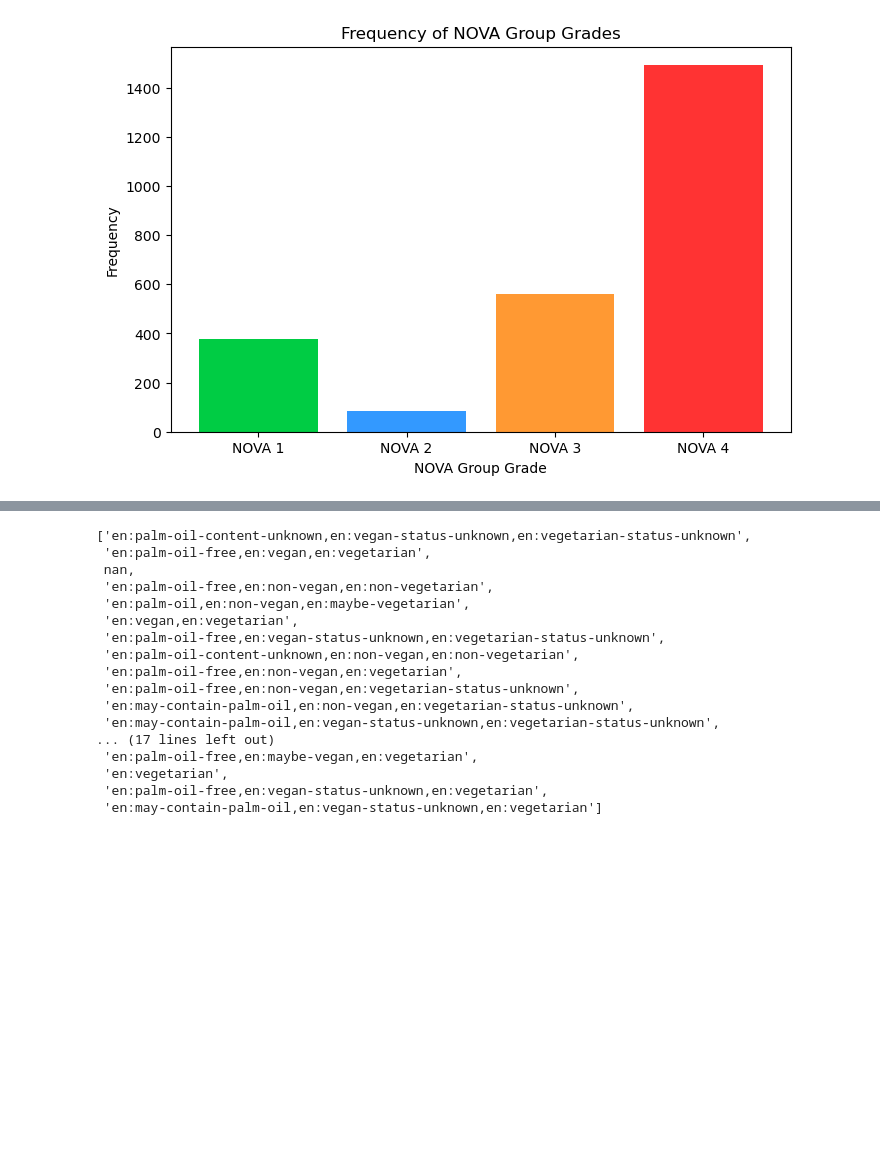
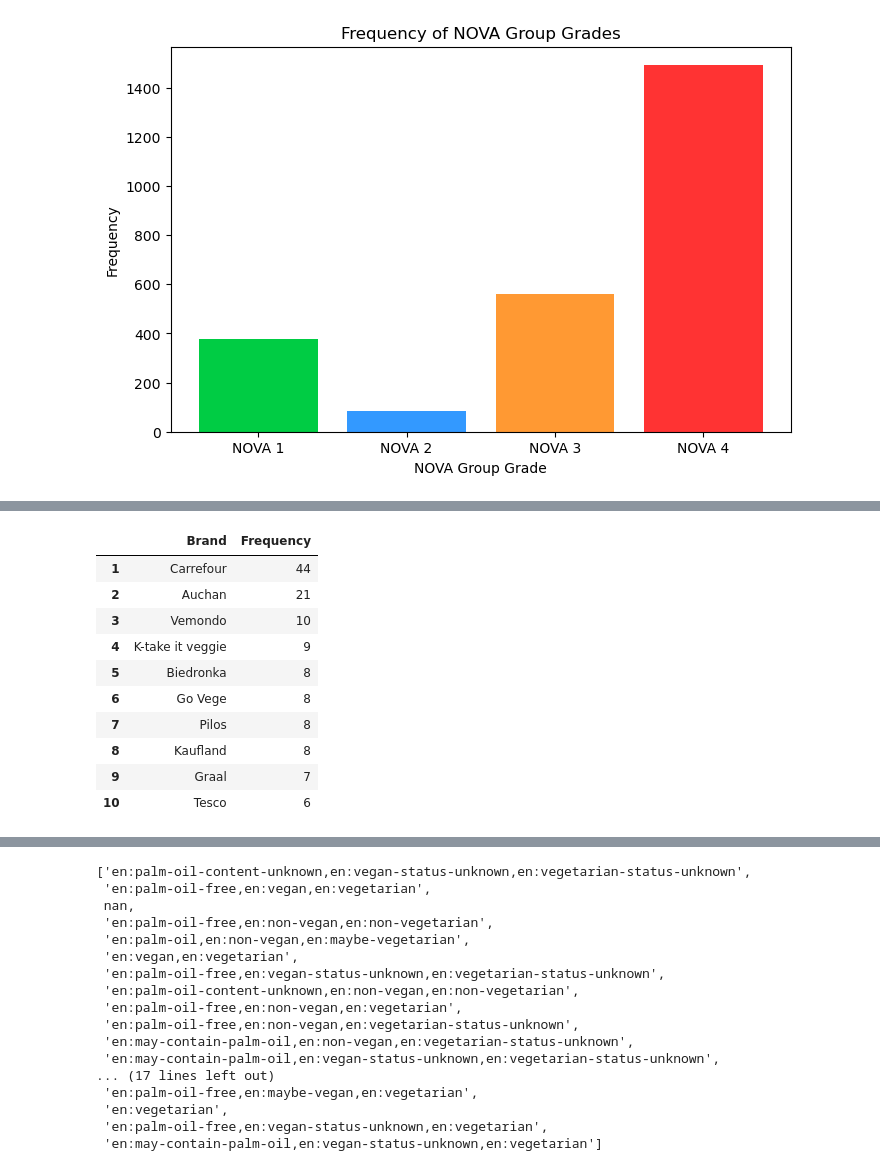
Before and after one commit to KacperWalkusz/Project-Healthy-Food-Analysis, a Jupyter notebook: Healthy food analysis.ipynb, the cells around one changed output, grey strips where cells are left out. Drawn from its saved outputs; the diff is of its cells as text; code cells hidden in the pictures; blank space fills up the shorter version.

```diff
--- a/Healthy food analysis.ipynb
+++ b/Healthy food analysis.ipynb
@@ -439,0 +487,25 @@ plt.show()
+# %%
+#NOVA-GROUP Grade by 3 (top 10)
+brands_with_grade_3_counts =PL_category_stores_nova_group[PL_category_stores_nova_group['nova_group'] == 3]['brands'].value_counts()
+brands_with_grade_3_counts = brands_with_grade_3_counts.reset_index()
+brands_with_grade_3_counts.columns = ['Brand', 'Frequency']
+# %%
+#mapping
+brands_with_grade_3_counts['Frequency'] = brands_with_grade_3_counts['Brand'].map(brands_with_grade_3_counts.set_index('Brand')['Frequency'])
+# %%
+brands_with_grade_3_counts = brands_with_grade_3_counts.reset_index(drop=True)
+brands_with_grade_3_counts.index = brands_with_grade_3_counts.index + 1
+brands_with_grade_3_counts=brands_with_grade_3_counts.head(10)
+brands_with_grade_3_counts
+# %% [output]
+|  | Brand | Frequency |
+| 1 | Carrefour | 44 |
+| 2 | Auchan | 21 |
+| 3 | Vemondo | 10 |
+| 4 | K-take it veggie | 9 |
+| 5 | Biedronka | 8 |
+| 6 | Go Vege | 8 |
+| 7 | Pilos | 8 |
+| 8 | Kaufland | 8 |
+| 9 | Graal | 7 |
+| 10 | Tesco | 6 |
```
Also changed, not shown: parts of 12 cells of this notebook.
